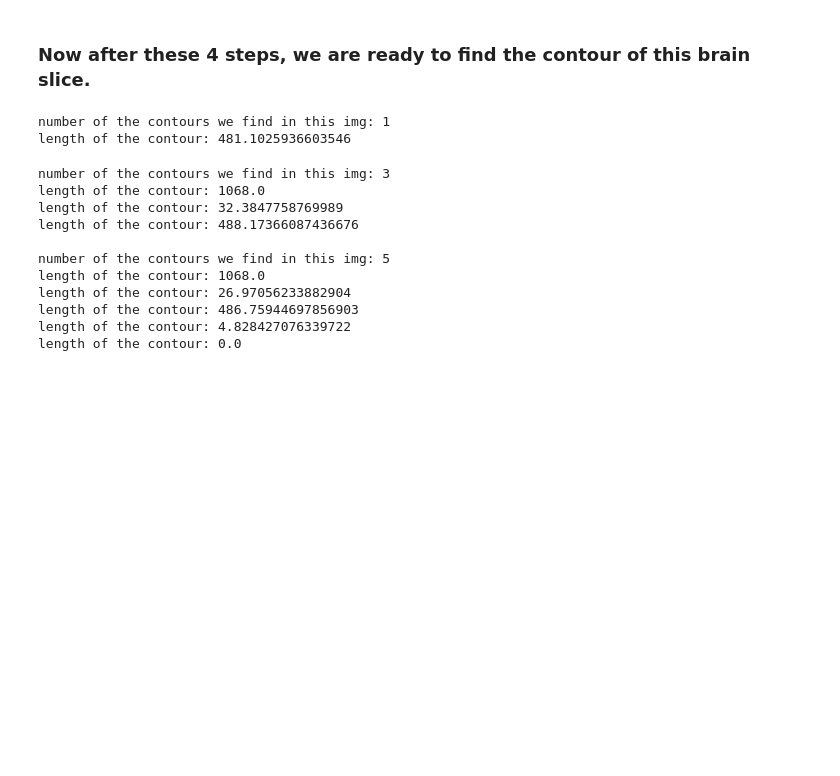
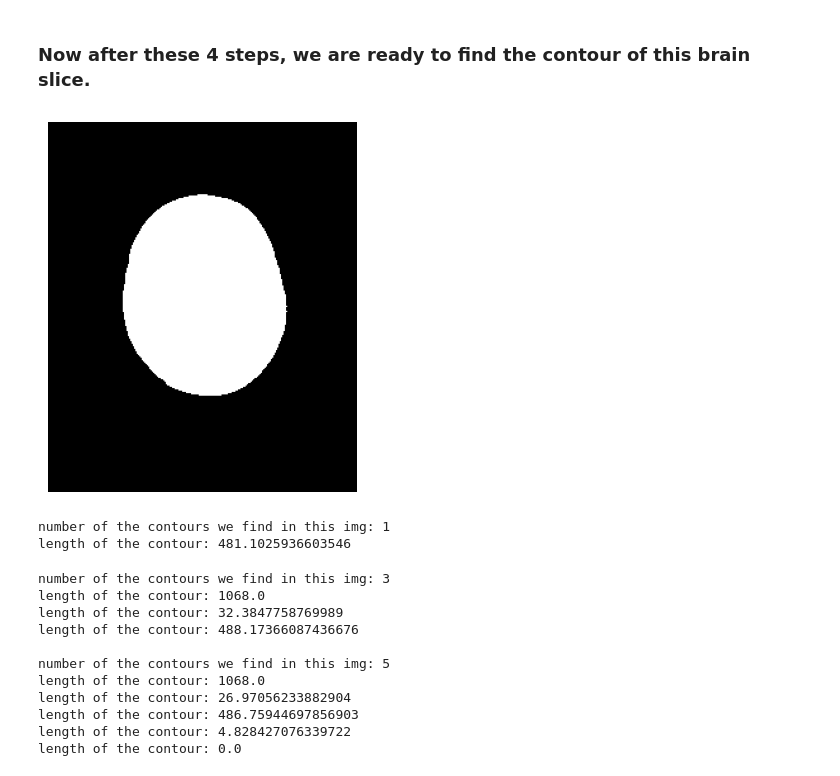
Before and after one commit to COMP523TeamD/TechTalk, a Jupyter notebook: src/contour.ipynb, the cells around one changed output. Drawn from its saved outputs; the diff is of its cells as text; code cells hidden in the pictures; blank space fills up the shorter version.

```diff
--- a/src/contour.ipynb
+++ b/src/contour.ipynb
@@ -161,18 +133,25 @@ def string_to_QColor(name_or_hex: str) -> QColor:
 # %%
 
 # find the contour using function "findContours" in cv2
+
+disp_center_axial_slice(largest_component)
+
 contours, hierarchy = cv2.findContours(
         transfer_to_2D(largest_component), cv2.RETR_TREE, cv2.CHAIN_APPROX_SIMPLE
 )
+
+# cv2.RETR_TREE: The contours are returned as a list of all contours found in the image and their hierarchical relationships are represented as a tree structure.
+# cv2.CHAIN_APPROX_SIMPLE: Produces a set of connected edges. This approximation method helps to reduce the storage and computational requirements for representing contours.
 
 num_contours: int = len(contours)
 print("number of the contours we find in this img: " + str(num_contours))
 
 parent_contour: np.ndarray = contours[0]
 # True means we assume the contour is a closed curve.
 arc_length = cv2.arcLength(parent_contour, True)
 print("length of the contour: " + str(arc_length))
 # %% [output]
+[figure, added]
 number of the contours we find in this img: 1
 length of the contour: 481.1025936603546
 # %%
```
Also changed, not shown: parts of 6 cells of this notebook.
